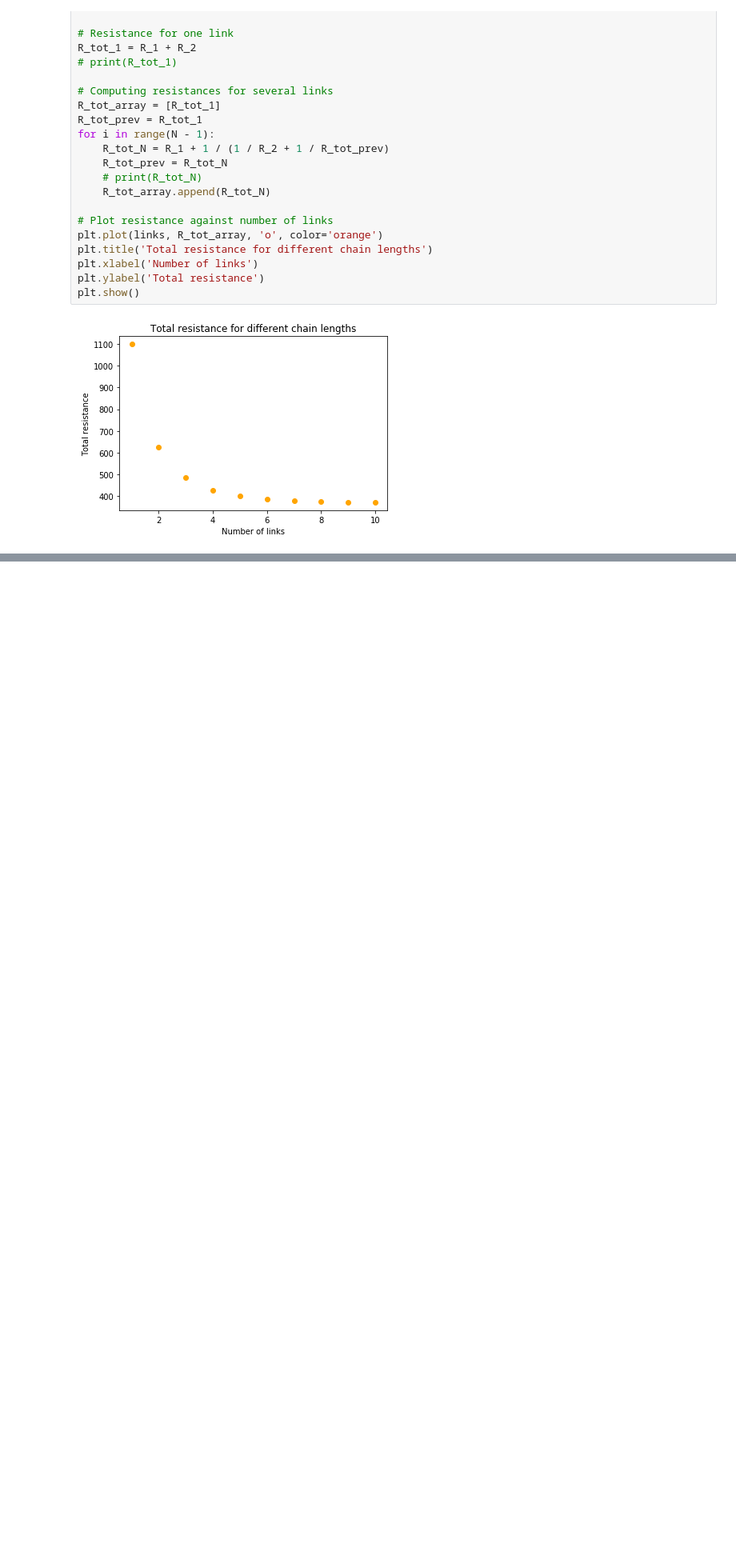
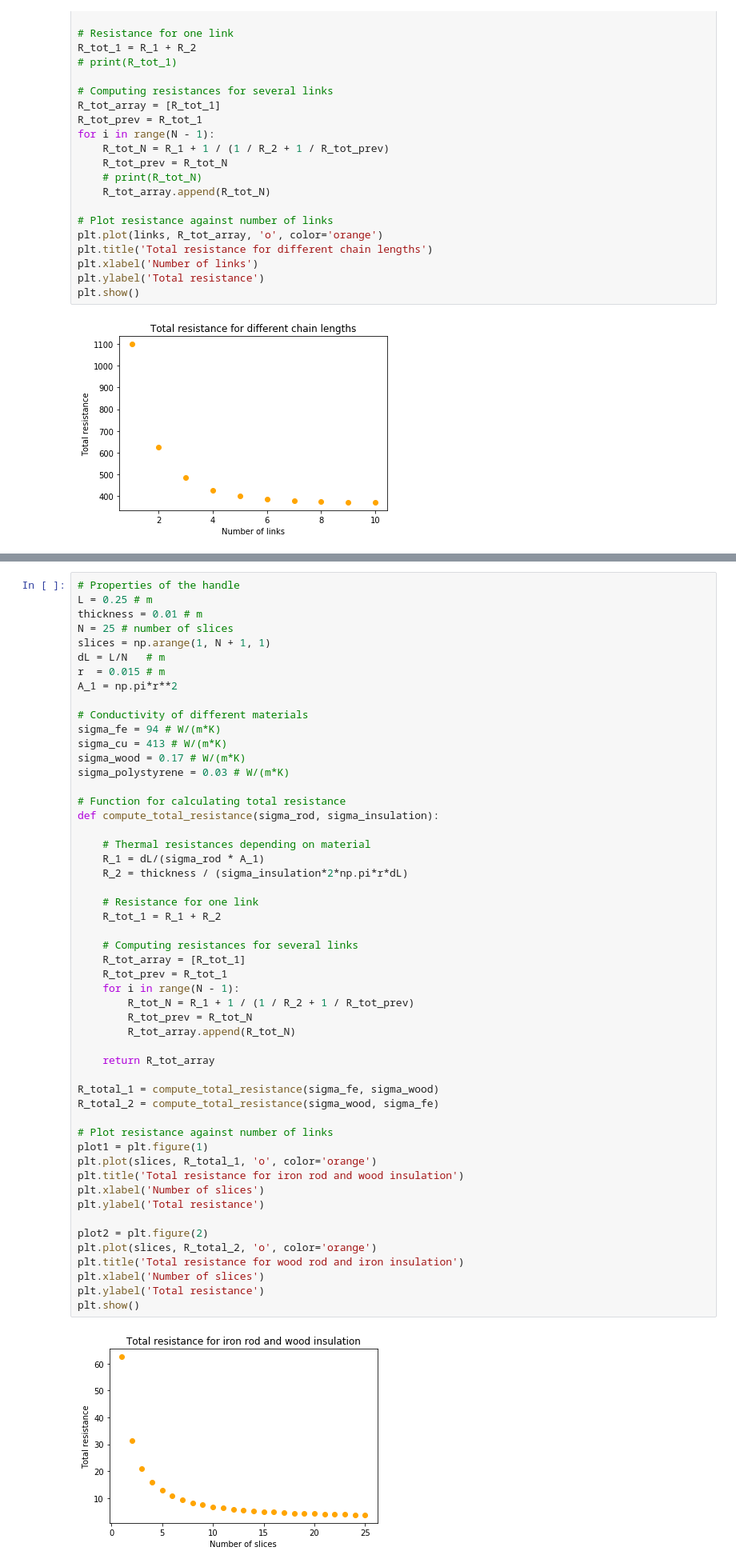
Before and after one commit to stine-fohrmann/Physical-Modelling, a Jupyter notebook: Experiment_1_Kirchhoff_Ohm.ipynb, the cells around one changed output, grey strips where cells are left out. Shown at 80% size. Drawn from its saved outputs; the diff is of its cells as text; blank space fills up the shorter version.

```diff
--- a/Experiment_1_Kirchhoff_Ohm.ipynb
+++ b/Experiment_1_Kirchhoff_Ohm.ipynb
@@ -93,0 +96,54 @@ plt.show()
+# %%
+# Properties of the handle
+L = 0.25 # m
+thickness = 0.01 # m
+N = 25 # number of slices
+slices = np.arange(1, N + 1, 1)
+dL = L/N   # m
+r  = 0.015 # m
+A_1 = np.pi*r**2
+
+# Conductivity of different materials
+sigma_fe = 94 # W/(m*K)
+sigma_cu = 413 # W/(m*K)
+sigma_wood = 0.17 # W/(m*K)
+sigma_polystyrene = 0.03 # W/(m*K)
+
+# Function for calculating total resistance
+def compute_total_resistance(sigma_rod, sigma_insulation):
+
+    # Thermal resistances depending on material
+    R_1 = dL/(sigma_rod * A_1)
+    R_2 = thickness / (sigma_insulation*2*np.pi*r*dL)
+
+    # Resistance for one link
+    R_tot_1 = R_1 + R_2
+
+    # Computing resistances for several links
+    R_tot_array = [R_tot_1]
+    R_tot_prev = R_tot_1
+    for i in range(N - 1):
+        R_tot_N = R_1 + 1 / (1 / R_2 + 1 / R_tot_prev)
+        R_tot_prev = R_tot_N
+        R_tot_array.append(R_tot_N)
+
+    return R_tot_array
+
+R_total_1 = compute_total_resistance(sigma_fe, sigma_wood)
+R_total_2 = compute_total_resistance(sigma_wood, sigma_fe)
+
+# Plot resistance against number of links
+plot1 = plt.figure(1)
+plt.plot(slices, R_total_1, 'o', color='orange')
+plt.title('Total resistance for iron rod and wood insulation')
+plt.xlabel('Number of slices')
+plt.ylabel('Total resistance')
+
+plot2 = plt.figure(2)
+plt.plot(slices, R_total_2, 'o', color='orange')
+plt.title('Total resistance for wood rod and iron insulation')
+plt.xlabel('Number of slices')
+plt.ylabel('Total resistance')
+plt.show()
+# %% [output]
+[figure, added]
```
Also changed, not shown: parts of 2 cells of this notebook.
